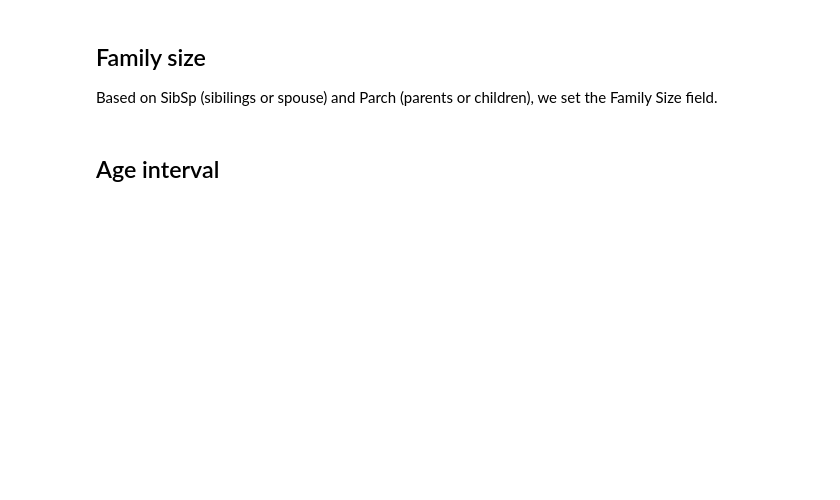
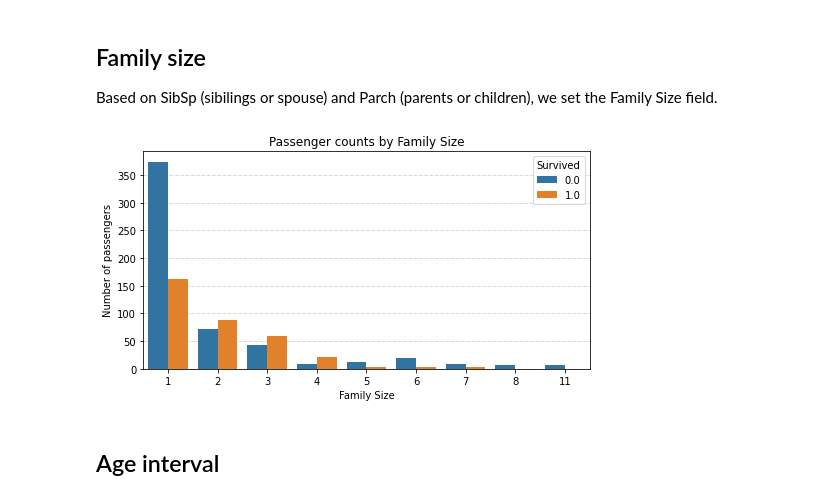
Before and after one commit to isabelBackes/ps1_ex4_nb_to_repo, a Jupyter notebook: Titanic Data Journey.ipynb, the cells around one changed output. Cells and saved outputs as stored; diff of their text form; code cells hidden in the pictures; blank space fills up the shorter version.

```diff
--- a/Titanic Data Journey.ipynb
+++ b/Titanic Data Journey.ipynb
@@ -269,6 +270,5 @@ for column in ["Age", "Fare"]:
 
 Based on SibSp (sibilings or spouse) and Parch (parents or children), we set the Family Size field.
 # %%
-# TODO: turn into function
-all_df["Family Size"] = all_df["SibSp"] + all_df["Parch"] + 1
+all_df = feature.add_family_size(all_df)
 # %%
@@ -277,5 +276,9 @@ train_df["Family Size"] = train_df["SibSp"] + train_df["Parch"] + 1
 # %%
+plot_utils.plot_counts(all_df, column="Family Size", hue="Survived")
+plt.show()
 # Plot count pairs using all_df for the column "Family Size" and use "Survived" as hue.
+# %% [output]
+[figure, added]
 # %% [markdown]
 ## Age interval
 # %%
```
Also changed, not shown: parts of 45 cells of this notebook, 3 other files.
